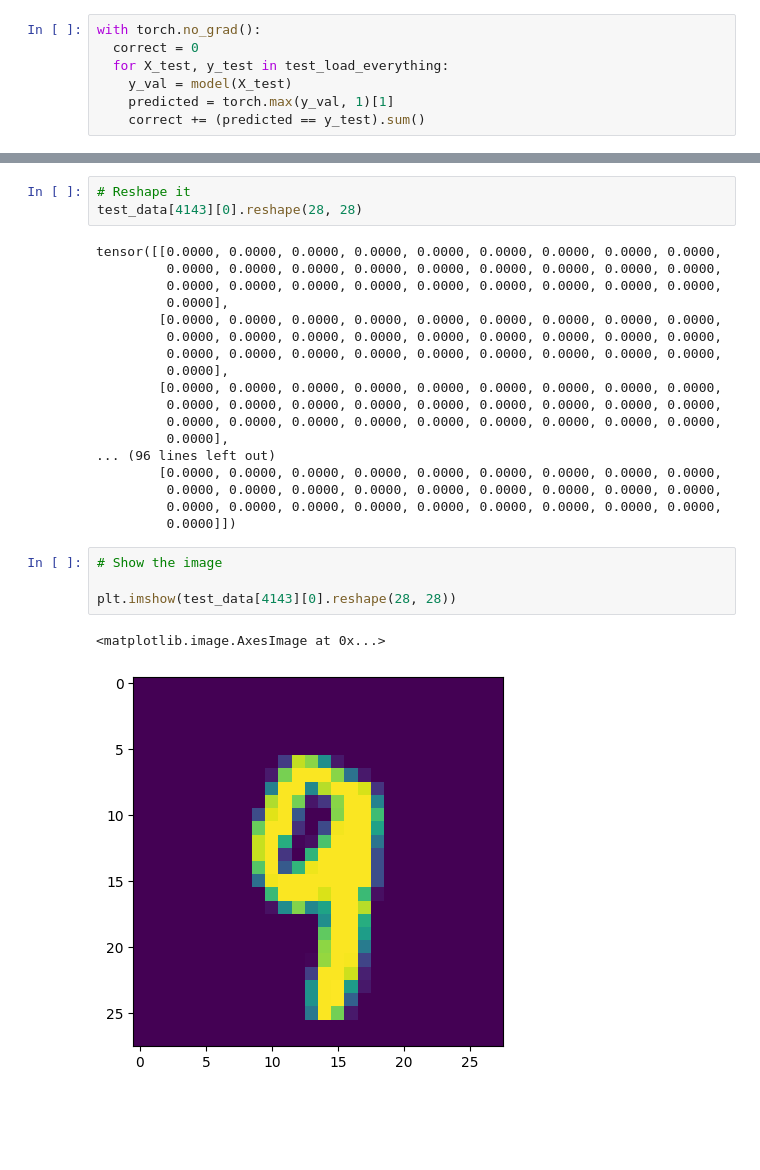
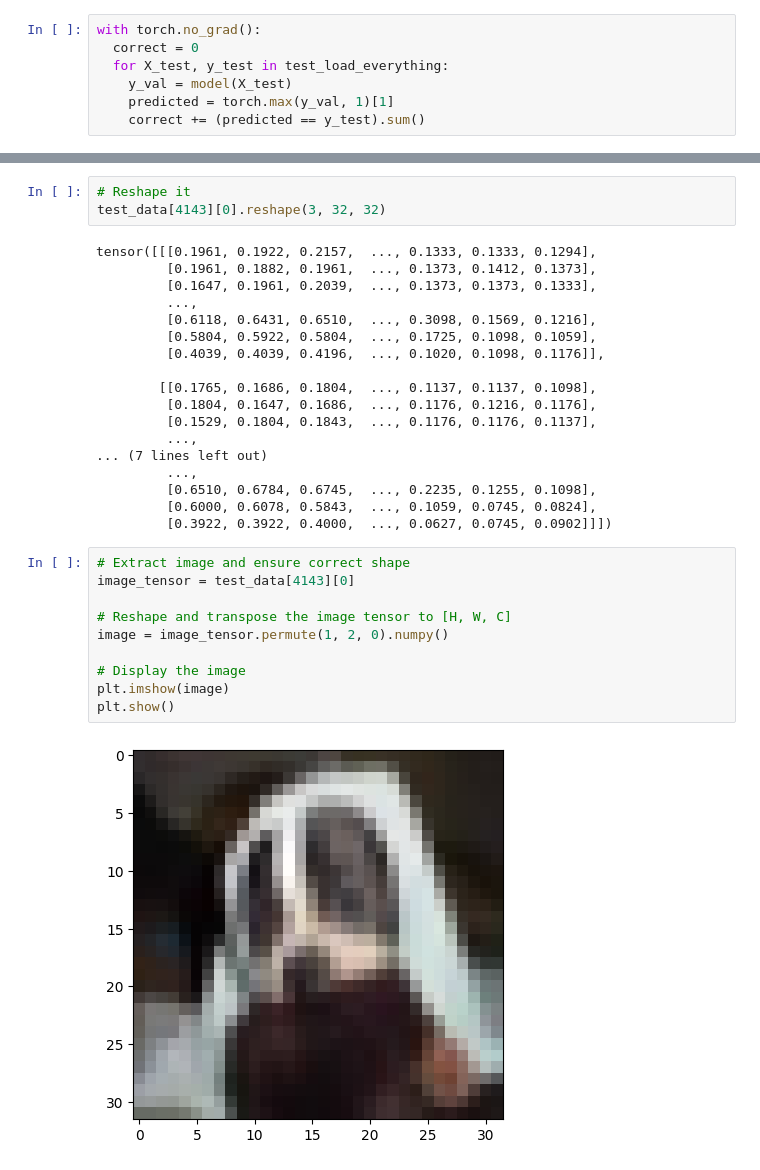
Before and after one commit to TaranDoebe/CIFAR-10, a Jupyter notebook: CNN_CIFAR10.ipynb, the cells around one changed output, grey strips where cells are left out. Saved outputs shown, nothing was run; the diff lists cells and outputs as text; blank space fills up the shorter version.

```diff
--- a/CNN_CIFAR10.ipynb
+++ b/CNN_CIFAR10.ipynb
@@ -263,31 +270,36 @@ tensor([[[0.0000, 0.0000, 0.0000, 0.0000, 0.0000, 0.0000, 0.0000, 0.0000,
 # %%
 # Reshape it
-test_data[4143][0].reshape(28, 28)
+test_data[4143][0].reshape(3, 32, 32)
 # %% [output]
-tensor([[0.0000, 0.0000, 0.0000, 0.0000, 0.0000, 0.0000, 0.0000, 0.0000, 0.0000,
-         0.0000, 0.0000, 0.0000, 0.0000, 0.0000, 0.0000, 0.0000, 0.0000, 0.0000,
-         0.0000, 0.0000, 0.0000, 0.0000, 0.0000, 0.0000, 0.0000, 0.0000, 0.0000,
-         0.0000],
-        [0.0000, 0.0000, 0.0000, 0.0000, 0.0000, 0.0000, 0.0000, 0.0000, 0.0000,
-         0.0000, 0.0000, 0.0000, 0.0000, 0.0000, 0.0000, 0.0000, 0.0000, 0.0000,
-         0.0000, 0.0000, 0.0000, 0.0000, 0.0000, 0.0000, 0.0000, 0.0000, 0.0000,
-         0.0000],
-        [0.0000, 0.0000, 0.0000, 0.0000, 0.0000, 0.0000, 0.0000, 0.0000, 0.0000,
-         0.0000, 0.0000, 0.0000, 0.0000, 0.0000, 0.0000, 0.0000, 0.0000, 0.0000,
-         0.0000, 0.0000, 0.0000, 0.0000, 0.0000, 0.0000, 0.0000, 0.0000, 0.0000,
-         0.0000],
-... (96 lines left out)
-        [0.0000, 0.0000, 0.0000, 0.0000, 0.0000, 0.0000, 0.0000, 0.0000, 0.0000,
-         0.0000, 0.0000, 0.0000, 0.0000, 0.0000, 0.0000, 0.0000, 0.0000, 0.0000,
-         0.0000, 0.0000, 0.0000, 0.0000, 0.0000, 0.0000, 0.0000, 0.0000, 0.0000,
-         0.0000]])
+tensor([[[0.1961, 0.1922, 0.2157,  ..., 0.1333, 0.1333, 0.1294],
+         [0.1961, 0.1882, 0.1961,  ..., 0.1373, 0.1412, 0.1373],
+         [0.1647, 0.1961, 0.2039,  ..., 0.1373, 0.1373, 0.1333],
+         ...,
+         [0.6118, 0.6431, 0.6510,  ..., 0.3098, 0.1569, 0.1216],
+         [0.5804, 0.5922, 0.5804,  ..., 0.1725, 0.1098, 0.1059],
+         [0.4039, 0.4039, 0.4196,  ..., 0.1020, 0.1098, 0.1176]],
+
+        [[0.1765, 0.1686, 0.1804,  ..., 0.1137, 0.1137, 0.1098],
+         [0.1804, 0.1647, 0.1686,  ..., 0.1176, 0.1216, 0.1176],
+         [0.1529, 0.1804, 0.1843,  ..., 0.1176, 0.1176, 0.1137],
+         ...,
+... (7 lines left out)
+         ...,
+         [0.6510, 0.6784, 0.6745,  ..., 0.2235, 0.1255, 0.1098],
+         [0.6000, 0.6078, 0.5843,  ..., 0.1059, 0.0745, 0.0824],
+         [0.3922, 0.3922, 0.4000,  ..., 0.0627, 0.0745, 0.0902]]])
-# %%
-# Show the image
-
-plt.imshow(test_data[4143][0].reshape(28, 28))
-# %% [output]
-<matplotlib.image.AxesImage at 0x...>
-[figure, removed]
+# %%
+# Extract image and ensure correct shape
+image_tensor = test_data[4143][0]
+
+# Reshape and transpose the image tensor to [H, W, C]
+image = image_tensor.permute(1, 2, 0).numpy()
+
+# Display the image
+plt.imshow(image)
+plt.show()
+# %% [output]
+[figure, added]
 # %%
 # Pass image through model
 
```
Also changed, not shown: parts of 20 cells of this notebook.
